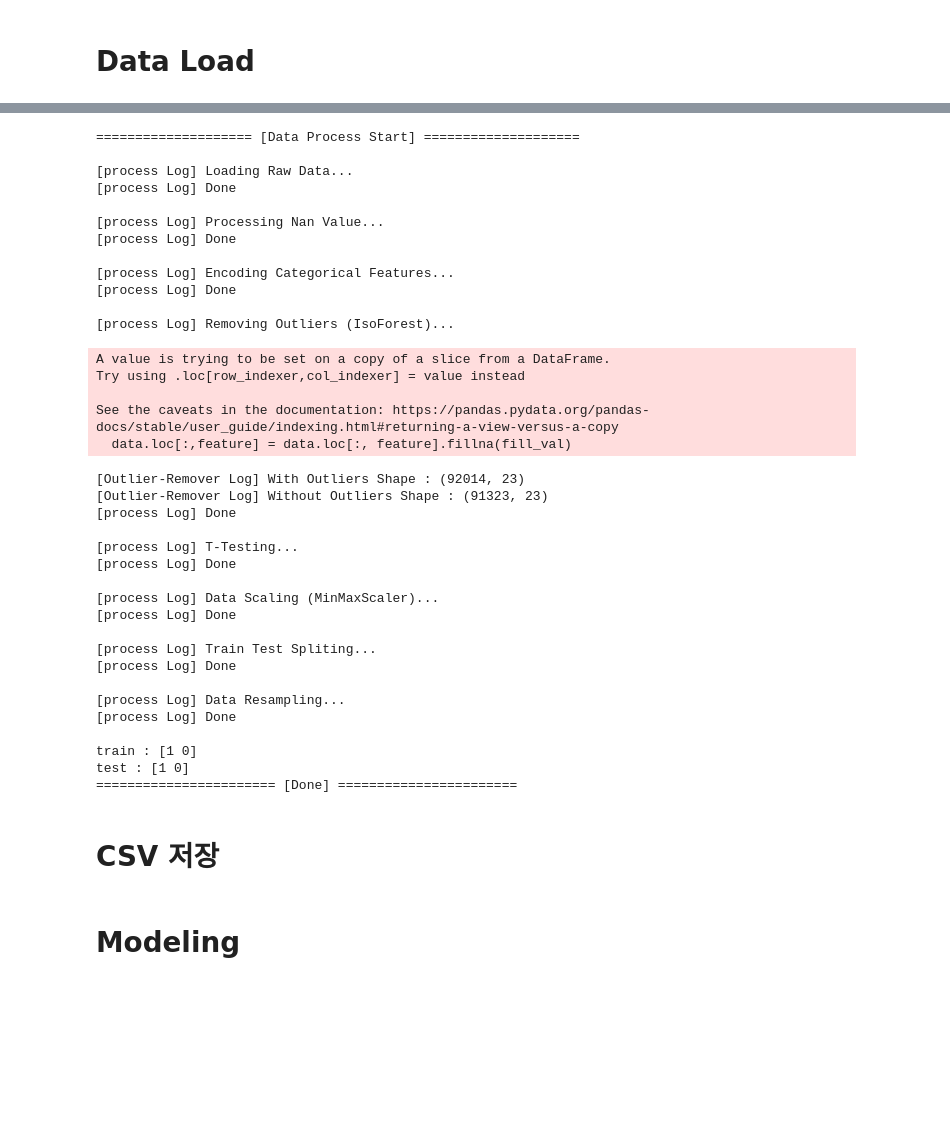
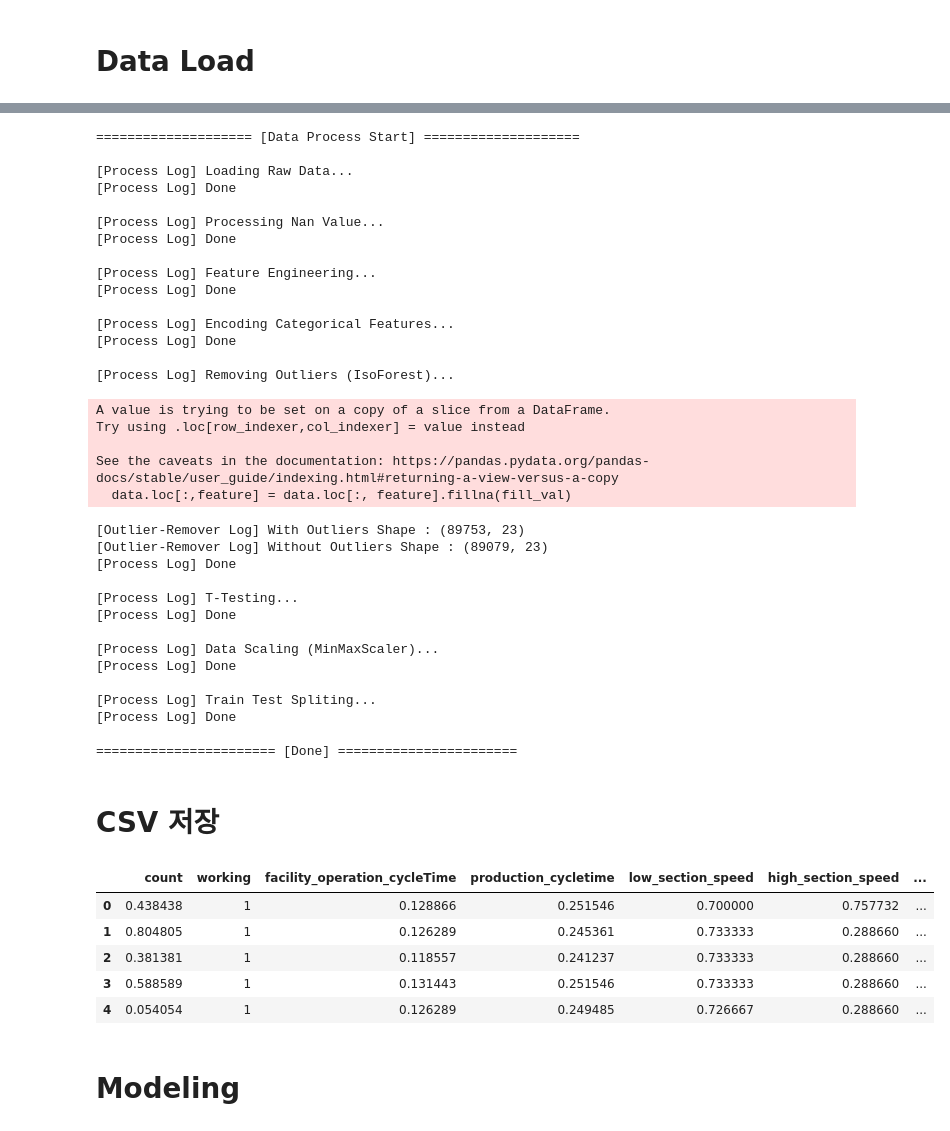
Before and after one commit to greatsangho/competition, a Jupyter notebook: factory/20241031_validation_v5.ipynb, the cells around one changed output, grey strips where cells are left out. Cells and saved outputs as stored; diff of their text form; code cells hidden in the pictures; blank space fills up the shorter version.

```diff
--- a/factory/20241031_validation_v5.ipynb
+++ b/factory/20241031_validation_v5.ipynb
@@ -49,7 +34,7 @@ data_loader = KampDataLoader(
 
     do_resample=False,
     downsampled_pass_rate=1.0,
-    upsampled_total_fail_rate=0.40
+    upsampled_fail_rate_about_pass=0.40
 )
 
 data_loader.process()
@@ -63,39 +48,37 @@ y_test=  data['test_label']
 # %% [output]
 ==================== [Data Process Start] ====================
 
-[process Log] Loading Raw Data...
-[process Log] Done
+[Process Log] Loading Raw Data...
+[Process Log] Done
 
-[process Log] Processing Nan Value...
-[process Log] Done
+[Process Log] Processing Nan Value...
+[Process Log] Done
 
-[process Log] Encoding Categorical Features...
-[process Log] Done
+[Process Log] Feature Engineering...
+[Process Log] Done
 
-[process Log] Removing Outliers (IsoForest)...
+[Process Log] Encoding Categorical Features...
+[Process Log] Done
+
+[Process Log] Removing Outliers (IsoForest)...
 A value is trying to be set on a copy of a slice from a DataFrame.
 Try using .loc[row_indexer,col_indexer] = value instead
 
 See the caveats in the documentation: https://pandas.pydata.org/pandas-docs/stable/user_guide/indexing.html#returning-a-view-versus-a-copy
   data.loc[:,feature] = data.loc[:, feature].fillna(fill_val)
-[Outlier-Remover Log] With Outliers Shape : (92014, 23)
-[Outlier-Remover Log] Without Outliers Shape : (91323, 23)
-[process Log] Done
+[Outlier-Remover Log] With Outliers Shape : (89753, 23)
+[Outlier-Remover Log] Without Outliers Shape : (89079, 23)
+[Process Log] Done
 
-[process Log] T-Testing...
-[process Log] Done
+[Process Log] T-Testing...
+[Process Log] Done
 
-[process Log] Data Scaling (MinMaxScaler)...
-[process Log] Done
+[Process Log] Data Scaling (MinMaxScaler)...
+[Process Log] Done
 
-[process Log] Train Test Spliting...
-[process Log] Done
+[Process Log] Train Test Spliting...
+[Process Log] Done
 
-[process Log] Data Resampling...
-[process Log] Done
-
-train : [1 0]
-test : [1 0]
 ======================= [Done] =======================
 # %% [markdown]
 # CSV 저장
@@ -109,6 +92,20 @@ df_test = pd.DataFrame(x_test)
 df_test['passorfail'] = pd.DataFrame(y_test)
 df_train.to_csv('train_resample.csv', index=True)
 df_test.to_csv('test_resample.csv', index=True)
+# %%
+import pandas as pd
+x_train = pd.read_csv('train_resample.csv').drop(columns=['passorfail','Unnamed: 0'])
+y_train =pd.read_csv('train_resample.csv')['passorfail']
+x_test = pd.read_csv('test_resample.csv').drop(columns=['passorfail','Unnamed: 0'])
+y_test = pd.read_csv('test_resample.csv')['passorfail']
+x_test.head()
+# %% [output]
+|  | count | working | facility_operation_cycleTime | production_cycletime | low_section_speed | high_section_speed | ... |
+| 0 | 0.438438 | 1 | 0.128866 | 0.251546 | 0.700000 | 0.757732 | ... |
+| 1 | 0.804805 | 1 | 0.126289 | 0.245361 | 0.733333 | 0.288660 | ... |
+| 2 | 0.381381 | 1 | 0.118557 | 0.241237 | 0.733333 | 0.288660 | ... |
+| 3 | 0.588589 | 1 | 0.131443 | 0.251546 | 0.733333 | 0.288660 | ... |
+| 4 | 0.054054 | 1 | 0.126289 | 0.249485 | 0.726667 | 0.288660 | ... |
 # %% [markdown]
 # Modeling
 # %%
```
Also changed, not shown: parts of 13 cells of this notebook, 5 other files.
